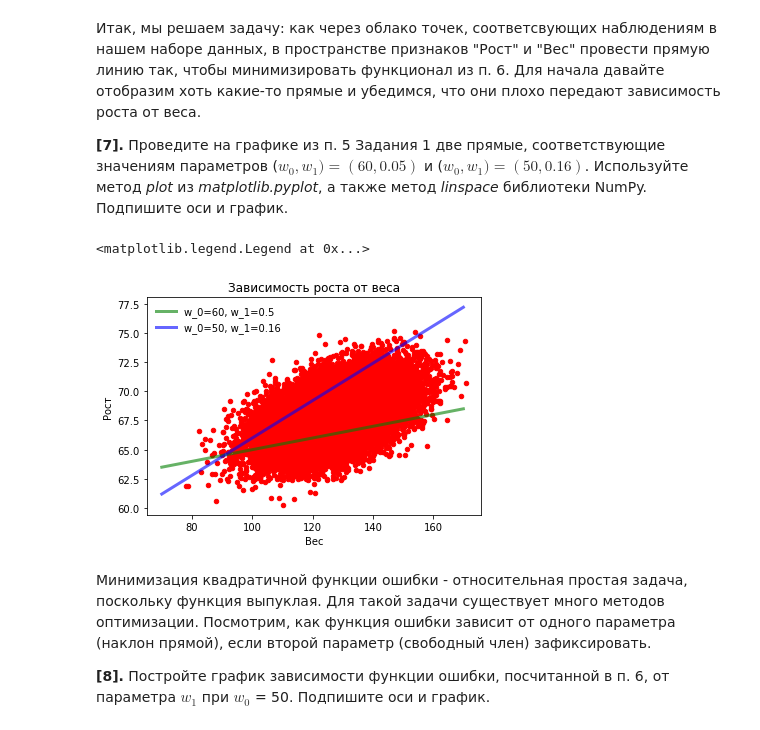
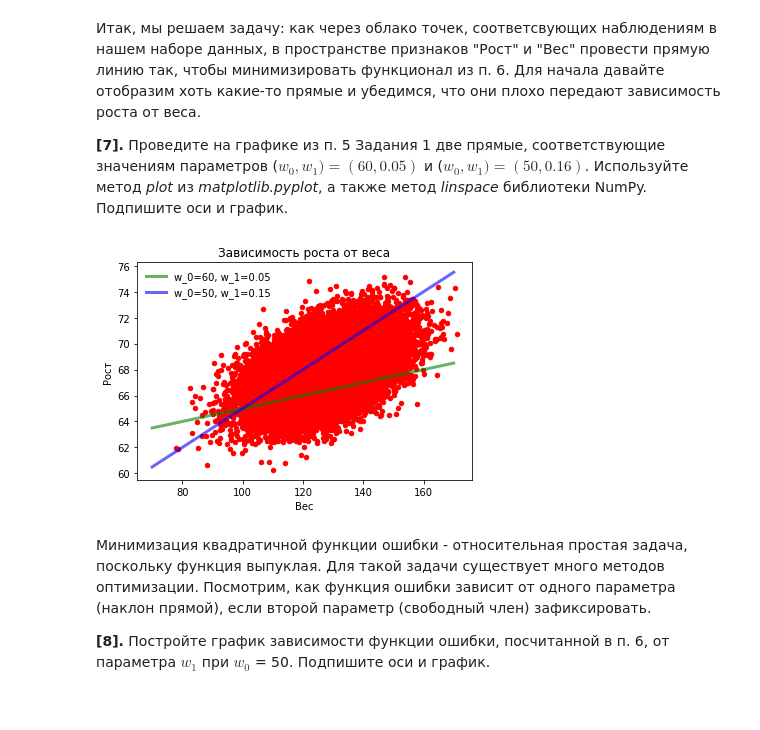
Before and after one commit to sevaspb/mipt_ya_ml_spec, a Jupyter notebook: supervised-learning/week-1/peer_review_linreg_height_weight.ipynb, the cells around one changed output. Saved outputs shown, nothing was run; the diff lists cells and outputs as text; code cells hidden in the pictures.

```diff
--- a/supervised-learning/week-1/peer_review_linreg_height_weight.ipynb
+++ b/supervised-learning/week-1/peer_review_linreg_height_weight.ipynb
@@ -140,14 +140,15 @@ error(50, 30, data)
 # %%
 ax = plotCloud(data)
 x = np.linspace(70, 170, 170)
 
-ax.plot(x, y(60, 0.05, x), 'r-', color="green", lw=3, alpha=0.6, label="w_0=60, w_1=0.5")
-ax.plot(x, y(50, 0.16, x), 'r-', color="blue", lw=3, alpha=0.6, label="w_0=50, w_1=0.16")
+def plotY(ax, x, w_0, w_1, color="green"):
+  ax.plot(x, y(w_0, w_1, x), 'r-', color=color, lw=3, alpha=0.6, label=f"w_0={w_0}, w_1={w_1}")
+  ax.legend(loc='best', frameon=False)
 
-ax.legend(loc='best', frameon=False)
+plotY(ax, x, 60, 0.05)
+plotY(ax, x, 50, 0.15, "blue")
 # %% [output]
-<matplotlib.legend.Legend at 0x...>
-[figure, old version]
+[figure, new version]
 # %% [markdown]
 Минимизация квадратичной функции ошибки - относительная простая задача, поскольку функция выпуклая. Для такой задачи существует много методов оптимизации. Посмотрим, как функция ошибки зависит от одного параметра (наклон прямой), если второй параметр (свободный член) зафиксировать.
 
```
Also changed, not shown: parts of 5 cells of this notebook.
